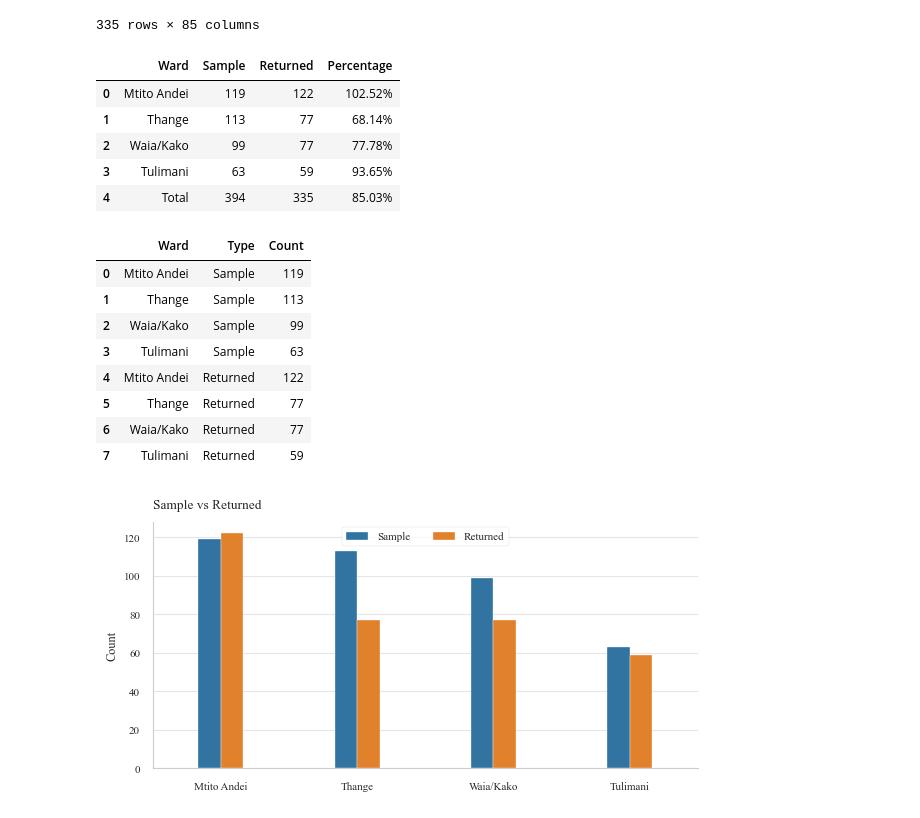
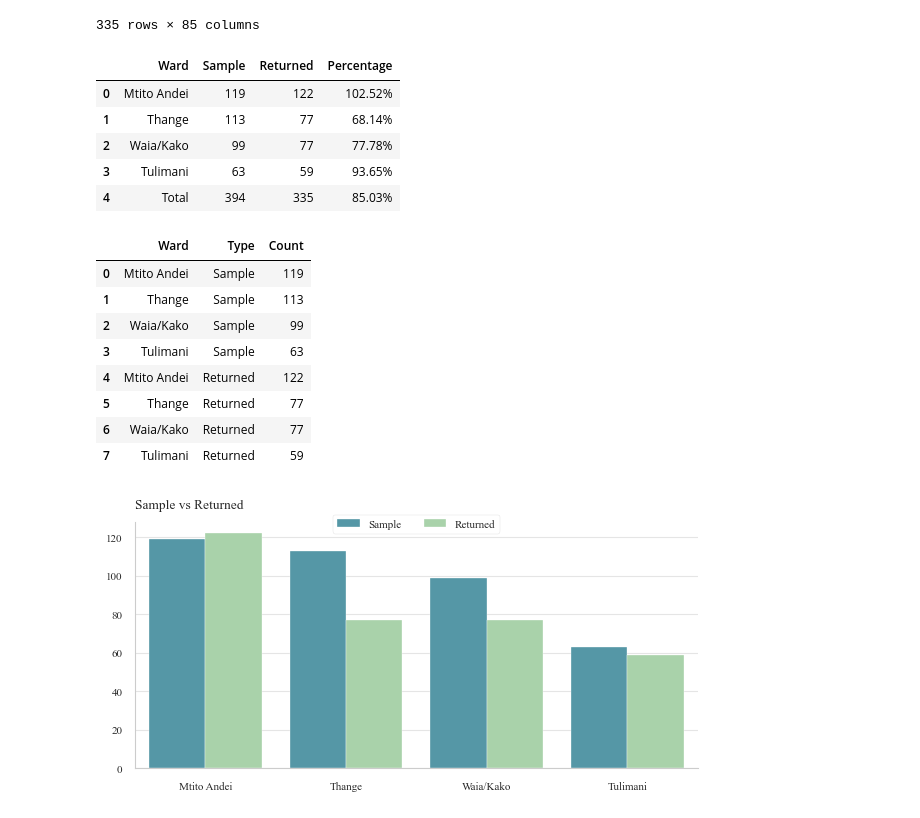
Before and after one commit to StephKisee/narigp-farmer-impact-study, a Jupyter notebook: notebooks/notebook.ipynb, the cells around one changed output. Drawn from its saved outputs; the diff is of its cells as text; code cells hidden in the pictures.

```diff
--- a/notebooks/notebook.ipynb
+++ b/notebooks/notebook.ipynb
@@ -120,10 +121,10 @@ replace_map = {'Diasgree': 'Disagree',
                'Kako': 'Waia/Kako',
                'Mtito': 'Mtito Andei'}
 
-# reverse_map = {v: k for k, v in ordinal_map.items()}
+reverse_map = {v: k for k, v in ordinal_map.items()}
 
 survey.replace(replace_map, inplace=True)
-# survey.replace(ordinal_map, inplace=True)
+survey.replace(ordinal_map, inplace=True)
 
 survey = makueni_wards.merge(survey, on='ward', how='right')
 
@@ -158,9 +159,9 @@ for k, v in narig_dfs.items():
 narig_dfs['survey_df'] = pd.concat(narig_dfs.values(), ignore_index=True)
 narig_dfs['survey_df'] = narig_dfs['survey_df'][[col for col in orig_col_order if col in narig_dfs['survey_df'].columns]]
 
-# narig_dfs['survey_df'].replace(reverse_map, inplace=True)
-# numeric_cols = narig_dfs['survey_df'].select_dtypes('number').columns.tolist()
-# narig_dfs['survey_df'].replace(ordinal_map, inplace=True)
+narig_dfs['survey_df'].replace(reverse_map, inplace=True)
+numeric_cols = narig_dfs['survey_df'].select_dtypes('number').columns.tolist()
+narig_dfs['survey_df'].replace(ordinal_map, inplace=True)
 
 # narig_dfs['survey_df'] = create_change_features(narig_dfs['survey_df'], drop_before_after=False)
 # narig_dfs['survey_df'] = create_composite_feature(narig_dfs['survey_df'], attitude_cols, 'farmer_attitudes', drop_features=False)
@@ -178,6 +179,8 @@ for k, v in narig_dfs.items():
 
 # sns.heatmap(narig_dfs['survey_df'].set_index('value_chain').sort_index().isnull(), cbar=False, ax=ax[1])
 # plt.show()
+palette = sns.color_palette('Spectral', 6)
+palette.reverse()
 # %% [output]
 Tomato
 Mango
@@ -201,7 +204,7 @@ narig_dfs['survey_df']
 | 334 | Makueni | Kibwezi East | Mtito Andei | POLYGON ((38.23390 -2.53316, 38.2... | Female | 49 | Primary | 8000 | 6+ | ... |
 335 rows × 85 columns
 # %%
- # Value count ward
+# Value count ward
 ward_counts = pd.DataFrame({'Ward': ['Mtito Andei', 'Thange', 'Waia/Kako', 'Tulimani'],
                             'Sample': [119, 113, 99, 63]})
 ward_counts['Returned'] = narig_dfs['survey_df'].ward.value_counts().values
@@ -215,38 +218,39 @@ ward_counts['Percentage'] = ward_counts['Percentage'].astype(str) + '%'
 
 ward_counts.reset_index(inplace=True)
 display(ward_counts)
 
 # Melt the dataframe
 ward_counts_melted = pd.melt(ward_counts.drop(4, axis=0), id_vars='Ward', value_vars=['Sample', 'Returned'], var_name='Type', value_name='Count')
 display(ward_counts_melted)
 
 # Bar chart comparing Sample vs Returned (staggered)
 fig, ax = plt.subplots(figsize=(6, 3))
-# sns.barplot(data=ward_counts_melted, x='Ward', y='Count', hue='Type', palette=['gray', 'navy'], ax=ax)
-sns.barplot(data=ward_counts_melted, x='Ward', y='Count', hue='Type', width=0.33, ax=ax)
+sns.barplot(data=ward_counts_melted, x='Ward', y='Count', hue='Type', palette=palette[:2], ax=ax)
+# sns.barplot(data=ward_counts_melted, x='Ward', y='Count', hue='Type', width=0.33, ax=ax)
 ax.set_title('Sample vs Returned', y=1.02, loc='left')
 ax.set_xlabel('')
-ax.set_ylabel('Count')
-ax.legend(loc='upper center', ncol=2)
+# ax.set_ylabel('Count')
+ax.set_ylabel('')
+ax.legend(loc='upper center', ncol=2, bbox_to_anchor=(0.5, 1.05))
 sns.despine()
 plt.show()
 # %% [output]
 |  | Ward | Sample | Returned | Percentage |
 | 0 | Mtito Andei | 119 | 122 | 102.52% |
 | 1 | Thange | 113 | 77 | 68.14% |
 | 2 | Waia/Kako | 99 | 77 | 77.78% |
 | 3 | Tulimani | 63 | 59 | 93.65% |
 | 4 | Total | 394 | 335 | 85.03% |
 |  | Ward | Type | Count |
 | 0 | Mtito Andei | Sample | 119 |
 | 1 | Thange | Sample | 113 |
 | 2 | Waia/Kako | Sample | 99 |
 | 3 | Tulimani | Sample | 63 |
 | 4 | Mtito Andei | Returned | 122 |
 | 5 | Thange | Returned | 77 |
 | 6 | Waia/Kako | Returned | 77 |
 | 7 | Tulimani | Returned | 59 |
-[figure, old version]
+[figure, new version]
 # %%
 display(narig_dfs['survey_df'][['age']].describe().T)
 
```
Also changed, not shown: parts of 25 cells of this notebook, 1 other file.
